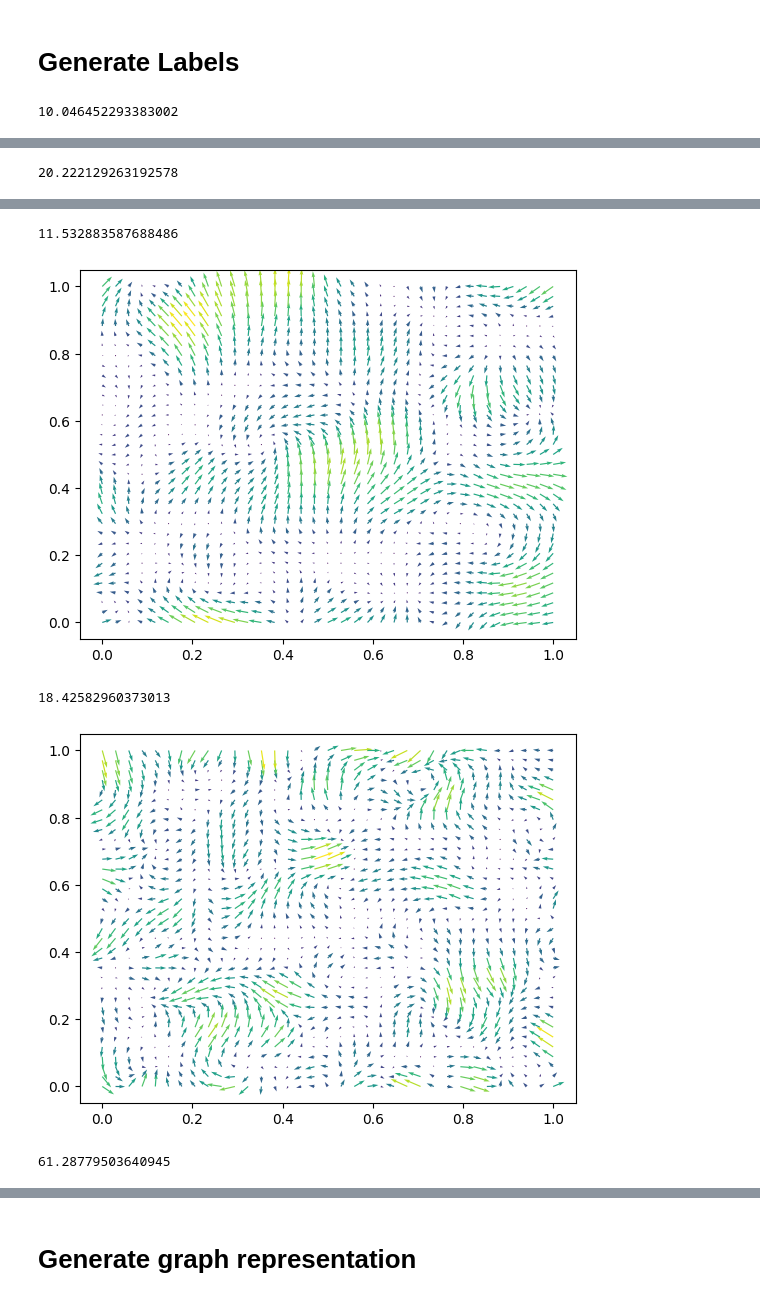
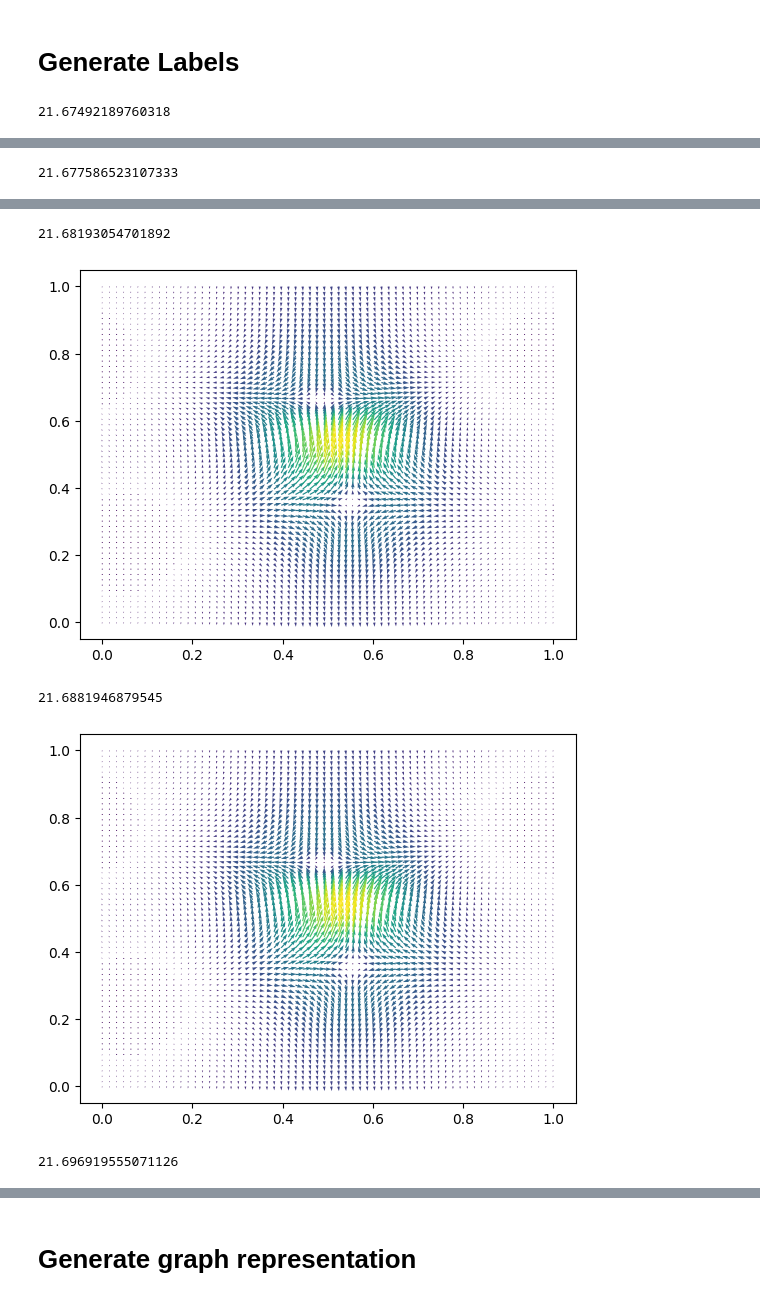
Before and after one commit to naomirehman1008/fluid_lab, a Jupyter notebook: turbulence_lab(1).ipynb, the cells around one changed output, grey strips where cells are left out. Drawn from its saved outputs; the diff is of its cells as text; code cells hidden in the pictures.

```diff
--- a/turbulence_lab(1).ipynb
+++ b/turbulence_lab(1).ipynb
@@ -0,0 +11,10 @@
+# %%
+df = pd.read_csv('velocity_fields_all_times.csv')
+df['magnitude'] = np.sqrt(df['ux']**2 + df['uy']**2)
+df['e_kinetic_energy'] = 0.5 * df['magnitude']**2
+# %%
+df_idx = df.set_index(['t','x','y'])
+df_xr = df_idx.to_xarray()
+np_data = df_xr.to_dataarray().to_numpy()
+np_data = np.moveaxis(np_data, 0, -1)
+print(np_data.shape)
@@ -53,9 +71,17 @@ for i in range(5):
 def get_kinetic_engergy(frame):
   kinetic_engergy = np.sum((0.5 * np.sum(np.square(frame), axis=2)))
   return kinetic_engergy
+# %%
+def get_reynolds_number(frame):
+    velocity_magnitude = np.linalg.norm(frame, axis=2)
+    mean_velocity = np.mean(velocity_magnitude)
+    characteristic_length = min(width, height)
+    kinematic_viscosity = 1.0
+    reynolds_number = (mean_velocity * characteristic_length) / kinematic_viscosity
+    return reynolds_number
 # %%
 for i in range(5):
-  print(get_kinetic_engergy(inputs[i]))
-  quiver(inputs[i])
+  print(get_reynolds_number(np_data[i]))
+  quiver(np_data[i])
 # %% [output]
-10.046452293383002
+21.67492189760318
@@ -63 +89 @@ for i in range(5):
-20.222129263192578
+21.677586523107333
@@ -65,5 +91,5 @@ for i in range(5):
-11.532883587688486
+21.68193054701892
-[figure, old version]
+[figure, new version]
-18.42582960373013
+21.6881946879545
-[figure, old version]
+[figure, new version]
-61.28779503640945
+21.696919555071126
```
Also changed, not shown: parts of 7 cells of this notebook.
